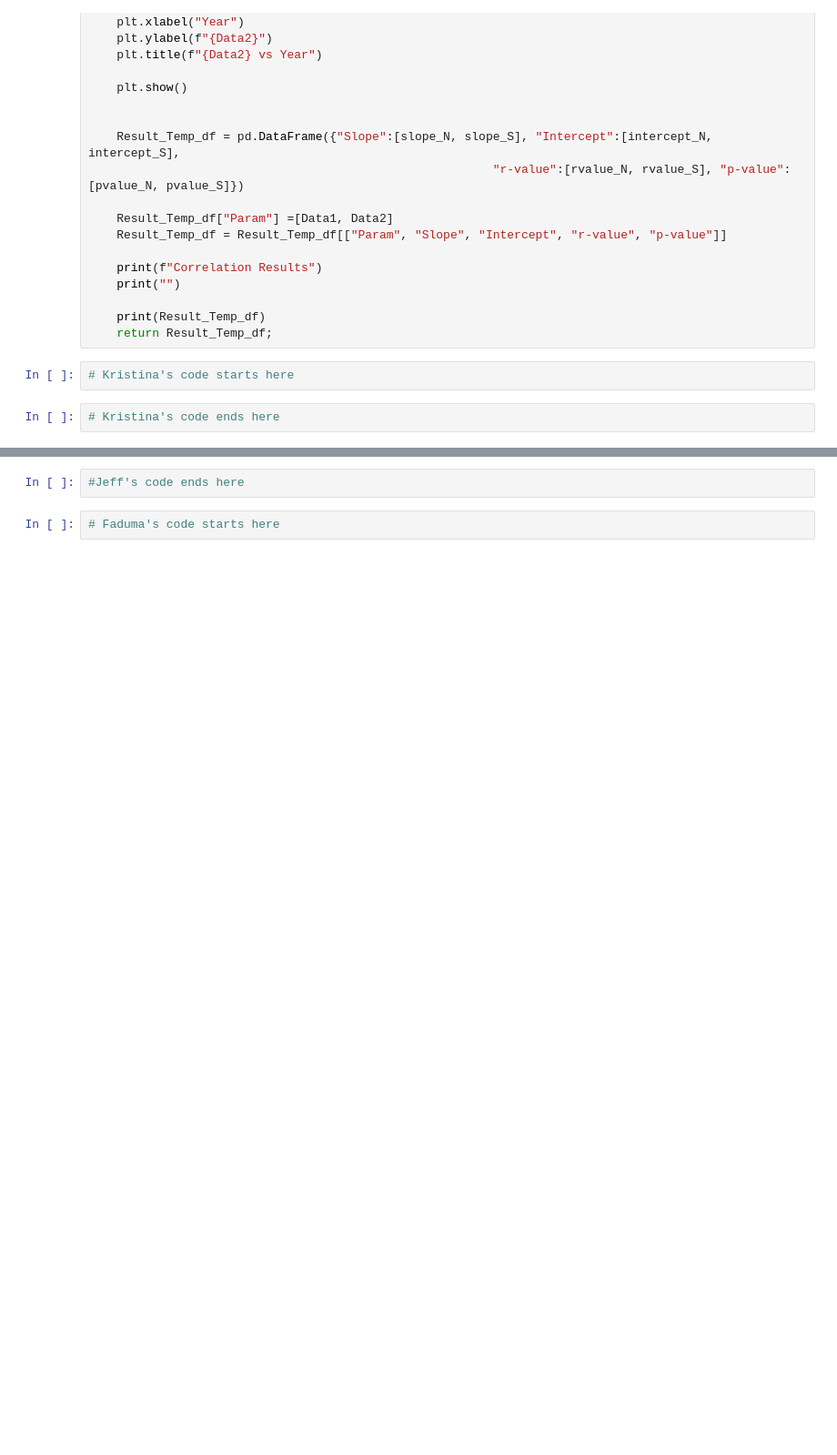
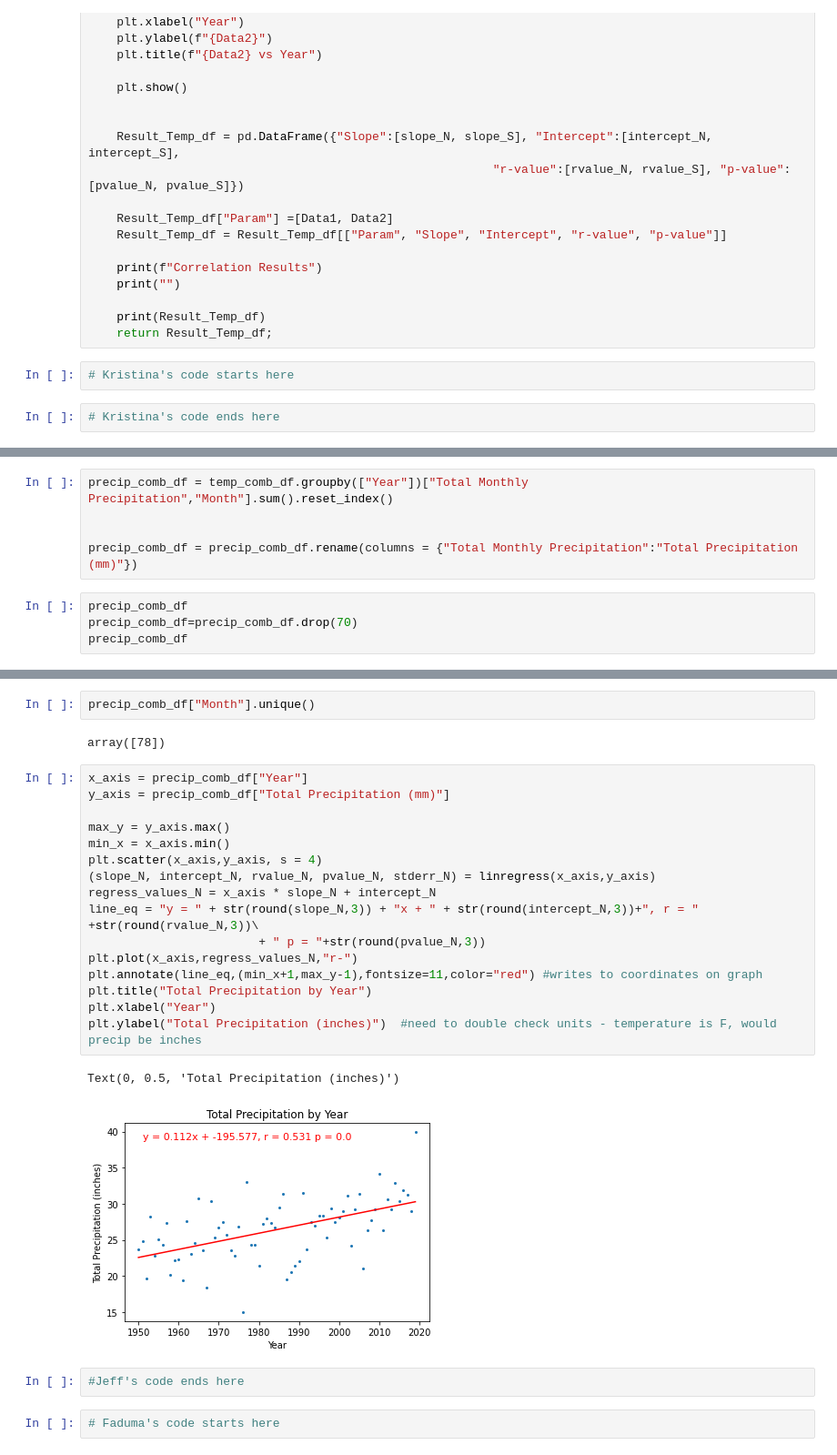
Before and after one commit to emilyfrels/project-1, a Jupyter notebook: analysis.ipynb, the cells around one changed output, grey strips where cells are left out. Shown at 91% size. Saved outputs shown, nothing was run; the diff lists cells and outputs as text; blank space fills up the shorter version.

```diff
--- a/analysis.ipynb
+++ b/analysis.ipynb
@@ -211,0 +298,9 @@ stats.chisquare(y_axis, Control_list)
+# %%
+precip_comb_df = temp_comb_df.groupby(["Year"])["Total Monthly Precipitation","Month"].sum().reset_index()
+
+
+precip_comb_df = precip_comb_df.rename(columns = {"Total Monthly Precipitation":"Total Precipitation (mm)"})
+# %%
+precip_comb_df
+precip_comb_df=precip_comb_df.drop(70)
+precip_comb_df
@@ -212,3 +321,26 @@ stats.chisquare(y_axis, Control_list)
+# %%
+precip_comb_df["Month"].unique()
+# %% [output]
+array([78])
+# %%
+x_axis = precip_comb_df["Year"]
+y_axis = precip_comb_df["Total Precipitation (mm)"]
+
+max_y = y_axis.max()
+min_x = x_axis.min()
+plt.scatter(x_axis,y_axis, s = 4)
+(slope_N, intercept_N, rvalue_N, pvalue_N, stderr_N) = linregress(x_axis,y_axis)
+regress_values_N = x_axis * slope_N + intercept_N
+line_eq = "y = " + str(round(slope_N,3)) + "x + " + str(round(intercept_N,3))+", r = " +str(round(rvalue_N,3))\
+                        + " p = "+str(round(pvalue_N,3))
+plt.plot(x_axis,regress_values_N,"r-")
+plt.annotate(line_eq,(min_x+1,max_y-1),fontsize=11,color="red") #writes to coordinates on graph
+plt.title("Total Precipitation by Year")
+plt.xlabel("Year")
+plt.ylabel("Total Precipitation (inches)")  #need to double check units - temperature is F, would precip be inches
+# %% [output]
+Text(0, 0.5, 'Total Precipitation (inches)')
+[figure, added]
 # %%
 #Jeff's code ends here
 # %%
```
Also changed, not shown: parts of 13 cells of this notebook.
